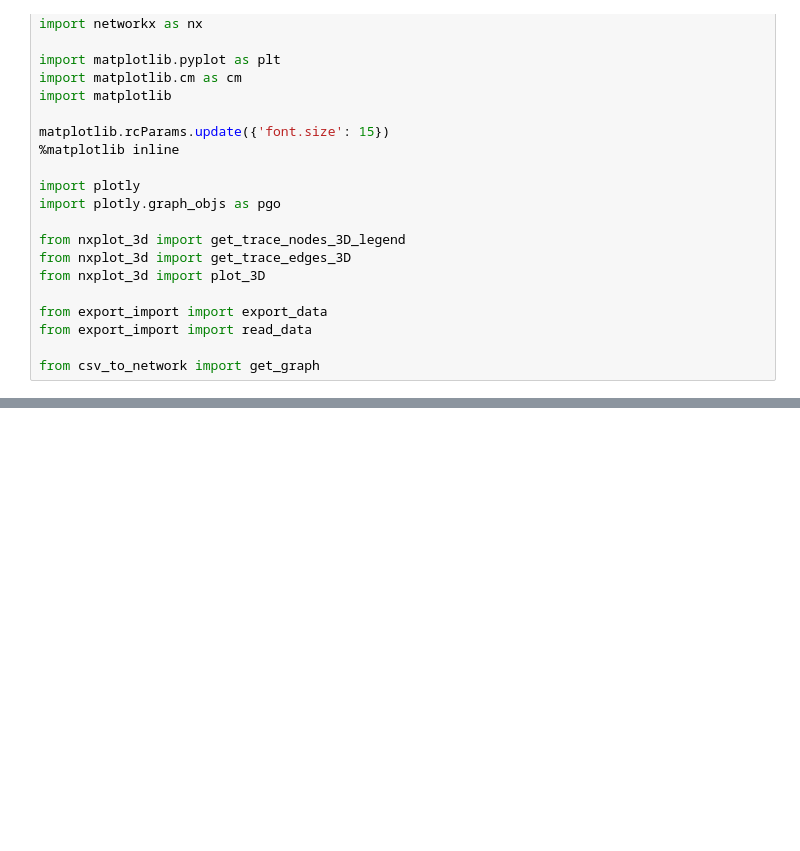
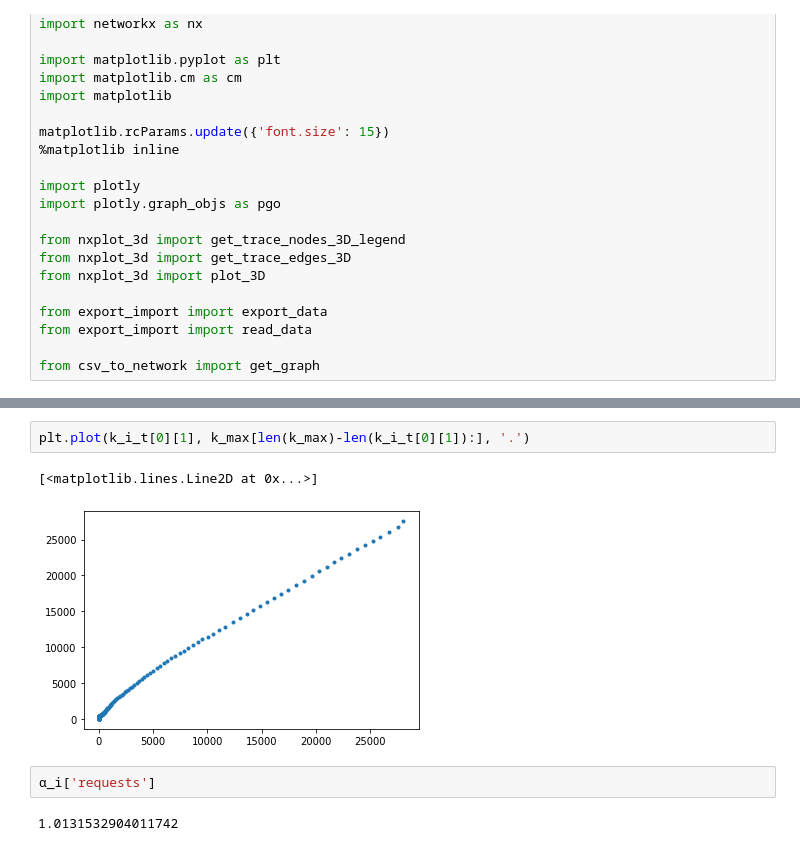
Before and after one commit to miksa234/vrproject, a Jupyter notebook: src/network_dynamic.ipynb, the cells around one changed output, grey strips where cells are left out. Saved outputs shown, nothing was run; the diff lists cells and outputs as text; blank space fills up the shorter version.

```diff
--- a/src/network_dynamic.ipynb
+++ b/src/network_dynamic.ipynb
@@ -118,0 +207,9 @@ plt.legend(loc='best')
+# %%
+plt.plot(k_i_t[0][1], k_max[len(k_max)-len(k_i_t[0][1]):], '.')
+# %% [output]
+[<matplotlib.lines.Line2D at 0x...>]
+[figure, added]
+# %%
+α_i['requests']
+# %% [output]
+1.0131532904011742
```
Also changed, not shown: parts of 15 cells of this notebook, 28 other files.
